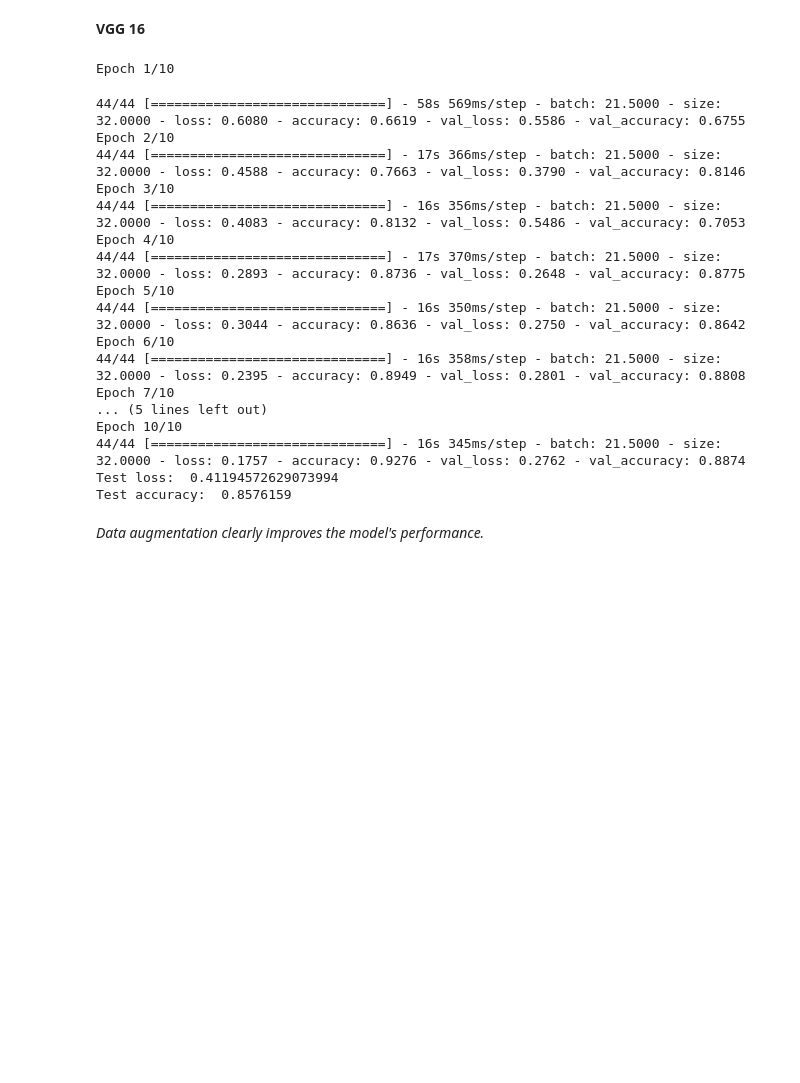
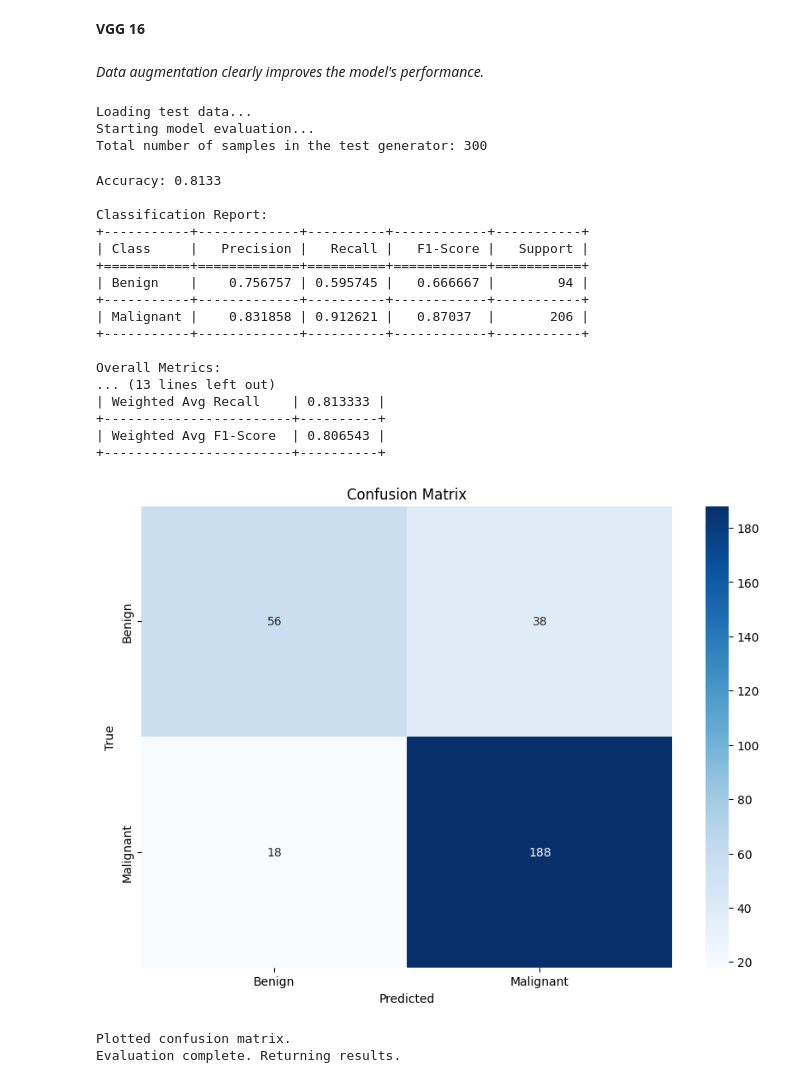
Before and after one commit to master-boda/Deep-Learning, a Jupyter notebook: notebooks/model_tuning.ipynb, the cells around one changed output. Cells and saved outputs as stored; diff of their text form; code cells hidden in the pictures; blank space fills up the shorter version.

Commit message:
model evaluation

```diff
--- a/notebooks/model_tuning.ipynb
+++ b/notebooks/model_tuning.ipynb
@@ -100,33 +103,40 @@ if len(tf.config.list_physical_devices('GPU')) > 0:
 
 train_gen, val_gen, test_gen, class_weights = preproc_pipeline(desired_magnification='200X',
                                                     image_resolution=(224, 224),
-                                                    classification_type='binary')
+                                                    classification_type='binary',
+                                                    use_data_augmentation=True,
+                                                    augmented_images_per_image=6)
 
 vgg16 = binary_classification_vgg16_model((224, 224, 3))
 
-fitted_vgg16 = train_model(train_gen, val_gen, vgg16, class_weights=class_weights, epochs=10)
-
-test_loss, test_acc = fitted_vgg16.evaluate(X_test, y_test)
-print(f'Test loss: ', test_loss)
-print(f'Test accuracy: ', test_acc)
+fitted_vgg16 = train_model(train_gen, val_gen, vgg16, class_weights=class_weights, epochs=30, early_stopping_patience=8)
-# %% [output]
-Epoch 1/10
-44/44 [==============================] - 58s 569ms/step - batch: 21.5000 - size: 32.0000 - loss: 0.6080 - accuracy: 0.6619 - val_loss: 0.5586 - val_accuracy: 0.6755
-Epoch 2/10
-44/44 [==============================] - 17s 366ms/step - batch: 21.5000 - size: 32.0000 - loss: 0.4588 - accuracy: 0.7663 - val_loss: 0.3790 - val_accuracy: 0.8146
-Epoch 3/10
-44/44 [==============================] - 16s 356ms/step - batch: 21.5000 - size: 32.0000 - loss: 0.4083 - accuracy: 0.8132 - val_loss: 0.5486 - val_accuracy: 0.7053
-Epoch 4/10
-44/44 [==============================] - 17s 370ms/step - batch: 21.5000 - size: 32.0000 - loss: 0.2893 - accuracy: 0.8736 - val_loss: 0.2648 - val_accuracy: 0.8775
-Epoch 5/10
-44/44 [==============================] - 16s 350ms/step - batch: 21.5000 - size: 32.0000 - loss: 0.3044 - accuracy: 0.8636 - val_loss: 0.2750 - val_accuracy: 0.8642
-Epoch 6/10
-44/44 [==============================] - 16s 358ms/step - batch: 21.5000 - size: 32.0000 - loss: 0.2395 - accuracy: 0.8949 - val_loss: 0.2801 - val_accuracy: 0.8808
-Epoch 7/10
-... (5 lines left out)
-Epoch 10/10
-44/44 [==============================] - 16s 345ms/step - batch: 21.5000 - size: 32.0000 - loss: 0.1757 - accuracy: 0.9276 - val_loss: 0.2762 - val_accuracy: 0.8874
-Test loss:  0.41194572629073994
-Test accuracy:  0.8576159
 # %% [markdown]
 <i> Data augmentation clearly improves the model's performance. </i>
+# %%
+model = load_model('src/models/vgg16_binary_classification_V1')
+# %%
+evaluate_model(model, classification_type='binary', desired_magnification='40X')
+# %% [output]
+Loading test data...
+Starting model evaluation...
+Total number of samples in the test generator: 300
+Accuracy: 0.8133
+
+Classification Report:
++-----------+-------------+----------+------------+-----------+
+| Class     |   Precision |   Recall |   F1-Score |   Support |
++===========+=============+==========+============+===========+
+| Benign    |    0.756757 | 0.595745 |   0.666667 |        94 |
++-----------+-------------+----------+------------+-----------+
+| Malignant |    0.831858 | 0.912621 |   0.87037  |       206 |
++-----------+-------------+----------+------------+-----------+
+
+Overall Metrics:
+... (13 lines left out)
+| Weighted Avg Recall    | 0.813333 |
++------------------------+----------+
+| Weighted Avg F1-Score  | 0.806543 |
++------------------------+----------+
+[figure, added]
+Plotted confusion matrix.
+Evaluation complete. Returning results.
```
Also changed, not shown: parts of 15 cells of this notebook, 3 other files.
